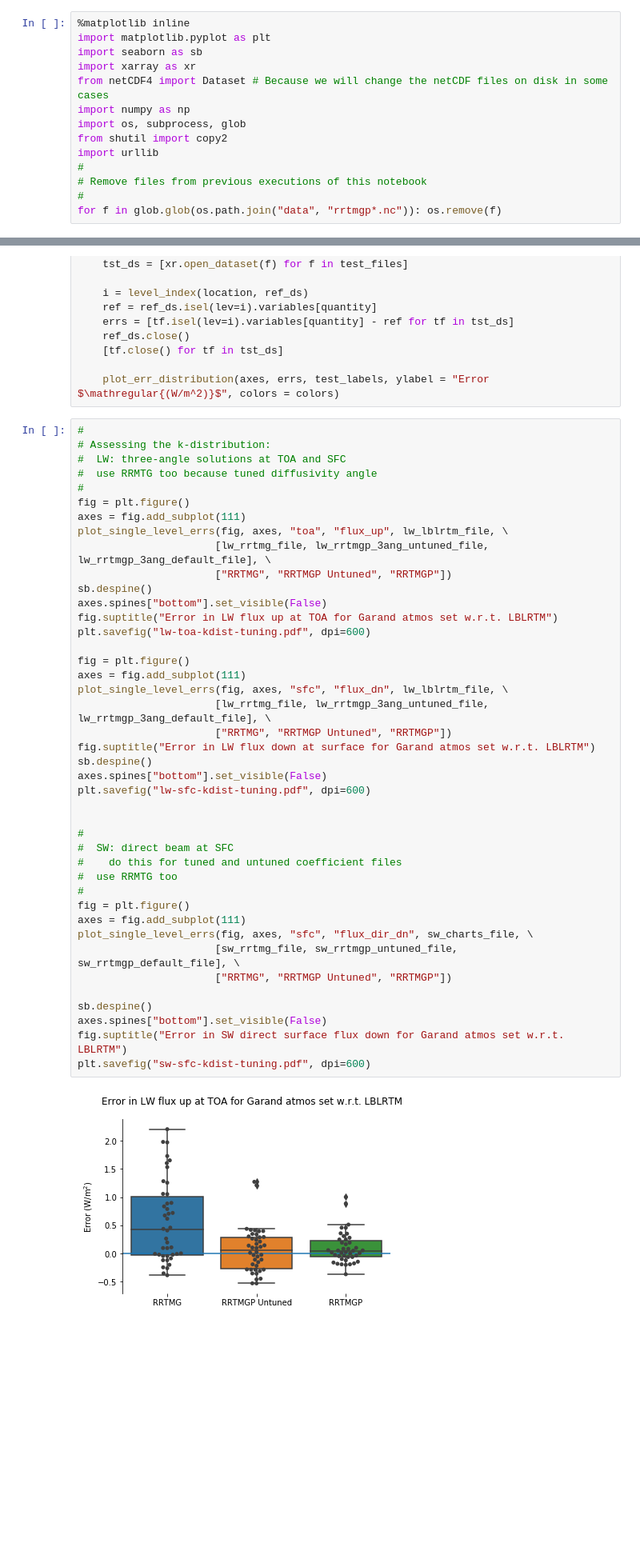
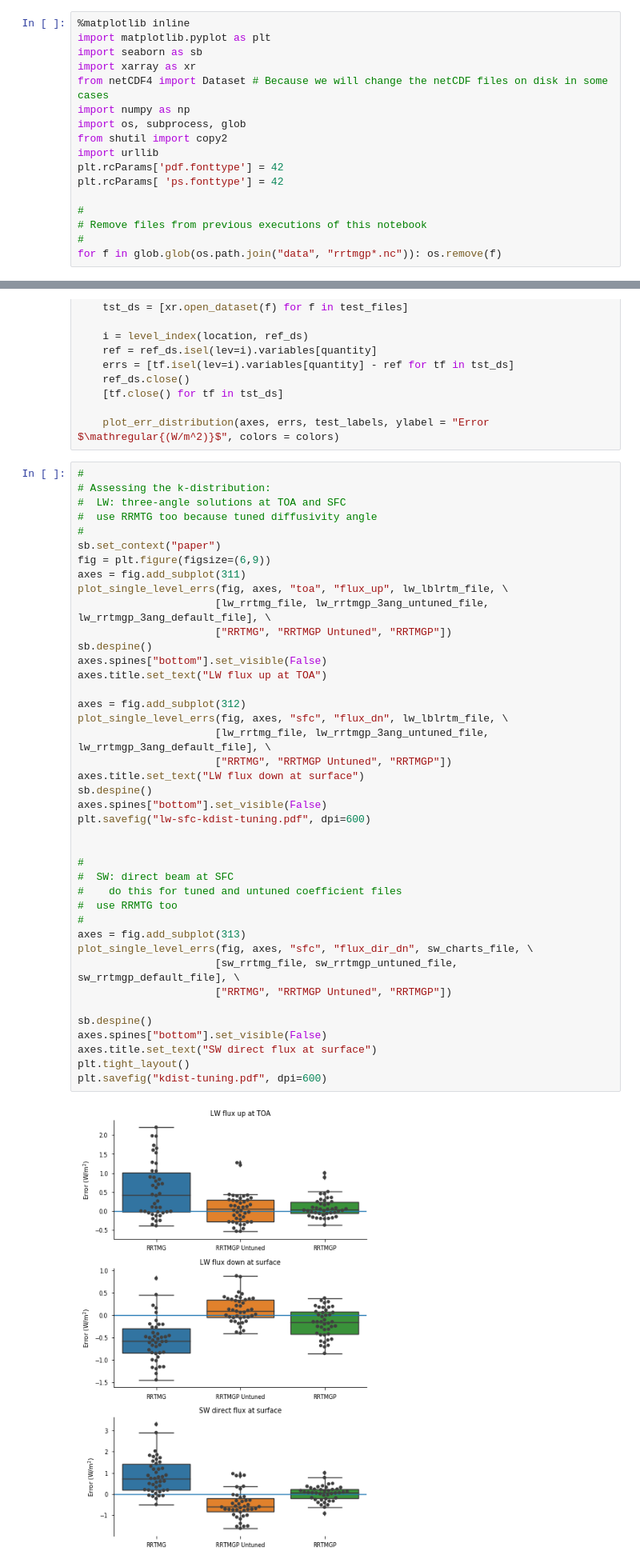
Before and after one commit to RobertPincus/rte-rrtmgp-paper-figures, a Jupyter notebook: RTE+RRTMGP-Paper-Figures.ipynb, the cells around one changed output, grey strips where cells are left out. Shown at 80% size. Cells and saved outputs as stored; diff of their text form; blank space fills up the shorter version.

Commit message:
Individual plots replaced with sub-plots

```diff
--- a/RTE+RRTMGP-Paper-Figures.ipynb
+++ b/RTE+RRTMGP-Paper-Figures.ipynb
@@ -8,6 +8,9 @@ import numpy as np
 import os, subprocess, glob
 from shutil import copy2
 import urllib
+plt.rcParams['pdf.fonttype'] = 42
+plt.rcParams[ 'ps.fonttype'] = 42
+
 #
 # Remove files from previous executions of this notebook
 #
@@ -215,42 +218,41 @@ def plot_single_level_errs(fig, axes, location, quantity, ref_file, test_files,
 # Assessing the k-distribution:
 #  LW: three-angle solutions at TOA and SFC
 #  use RRMTG too because tuned diffusivity angle
 #
-fig = plt.figure()
-axes = fig.add_subplot(111)
+sb.set_context("paper")
+fig = plt.figure(figsize=(6,9))
+axes = fig.add_subplot(311)
 plot_single_level_errs(fig, axes, "toa", "flux_up", lw_lblrtm_file, \
                       [lw_rrtmg_file, lw_rrtmgp_3ang_untuned_file, lw_rrtmgp_3ang_default_file], \
                       ["RRTMG", "RRTMGP Untuned", "RRTMGP"])
 sb.despine()
 axes.spines["bottom"].set_visible(False)
-fig.suptitle("Error in LW flux up at TOA for Garand atmos set w.r.t. LBLRTM")
-plt.savefig("lw-toa-kdist-tuning.pdf", dpi=600)
+axes.title.set_text("LW flux up at TOA")
 
-fig = plt.figure()
-axes = fig.add_subplot(111)
+axes = fig.add_subplot(312)
 plot_single_level_errs(fig, axes, "sfc", "flux_dn", lw_lblrtm_file, \
                       [lw_rrtmg_file, lw_rrtmgp_3ang_untuned_file, lw_rrtmgp_3ang_default_file], \
                       ["RRTMG", "RRTMGP Untuned", "RRTMGP"])
-fig.suptitle("Error in LW flux down at surface for Garand atmos set w.r.t. LBLRTM")
+axes.title.set_text("LW flux down at surface")
 sb.despine()
 axes.spines["bottom"].set_visible(False)
 plt.savefig("lw-sfc-kdist-tuning.pdf", dpi=600)
 
 
 #
 #  SW: direct beam at SFC
 #    do this for tuned and untuned coefficient files
 #  use RRMTG too
 #
-fig = plt.figure()
-axes = fig.add_subplot(111)
+axes = fig.add_subplot(313)
 plot_single_level_errs(fig, axes, "sfc", "flux_dir_dn", sw_charts_file, \
                       [sw_rrtmg_file, sw_rrtmgp_untuned_file, sw_rrtmgp_default_file], \
                       ["RRTMG", "RRTMGP Untuned", "RRTMGP"])
 
 sb.despine()
 axes.spines["bottom"].set_visible(False)
-fig.suptitle("Error in SW direct surface flux down for Garand atmos set w.r.t. LBLRTM")
-plt.savefig("sw-sfc-kdist-tuning.pdf", dpi=600)
+axes.title.set_text("SW direct flux at surface")
+plt.tight_layout()
+plt.savefig("kdist-tuning.pdf", dpi=600)
 # %% [output]
-[figure, old version]
+[figure, new version]
```
Also changed, not shown: parts of 5 cells of this notebook.
